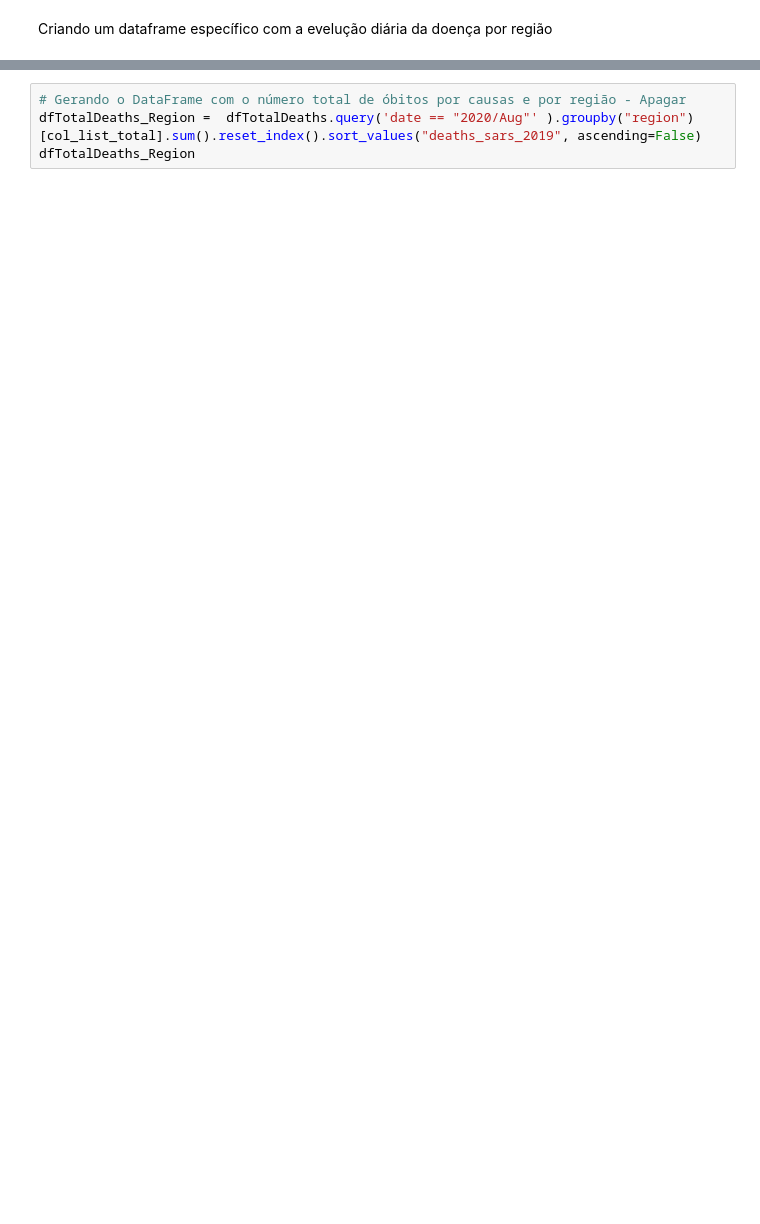
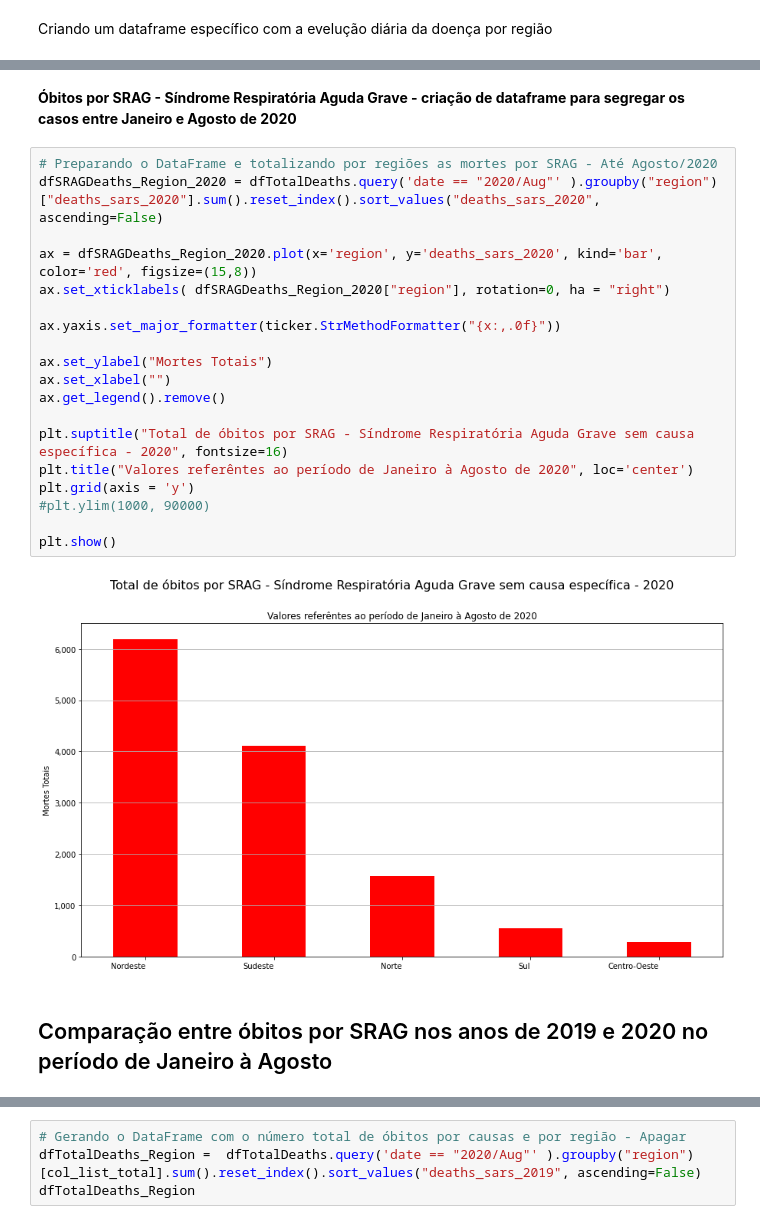
Before and after one commit to b4urock/Covid-19-Data-Analysis, a Jupyter notebook: Pablo_Pereira_Projeto_Módulo_01.ipynb, the cells around one changed output, grey strips where cells are left out. Cells and saved outputs as stored; diff of their text form; blank space fills up the shorter version.

```diff
--- a/Pablo_Pereira_Projeto_Módulo_01.ipynb
+++ b/Pablo_Pereira_Projeto_Módulo_01.ipynb
@@ -683,0 +624,25 @@ Criação de Dataframe com totais de óbitos por região para todas as demais do
+# %% [markdown]
+**Óbitos por SRAG - Síndrome Respiratória Aguda Grave - criação de dataframe para segregar os casos entre Janeiro e Agosto de 2020**
+# %%
+# Preparando o DataFrame e totalizando por regiões as mortes por SRAG - Até Agosto/2020
+dfSRAGDeaths_Region_2020 = dfTotalDeaths.query('date == "2020/Aug"' ).groupby("region") ["deaths_sars_2020"].sum().reset_index().sort_values("deaths_sars_2020", ascending=False)
+
+ax = dfSRAGDeaths_Region_2020.plot(x='region', y='deaths_sars_2020', kind='bar',  color='red', figsize=(15,8))
+ax.set_xticklabels( dfSRAGDeaths_Region_2020["region"], rotation=0, ha = "right")
+
+ax.yaxis.set_major_formatter(ticker.StrMethodFormatter("{x:,.0f}"))
+
+ax.set_ylabel("Mortes Totais")
+ax.set_xlabel("")
+ax.get_legend().remove()
+
+plt.suptitle("Total de óbitos por SRAG - Síndrome Respiratória Aguda Grave sem causa específica - 2020", fontsize=16)
+plt.title("Valores referêntes ao período de Janeiro à Agosto de 2020", loc='center')
+plt.grid(axis = 'y')
+#plt.ylim(1000, 90000)
+
+plt.show()
+# %% [output]
+[figure, added]
+# %% [markdown]
+## Comparação entre óbitos por SRAG nos anos de 2019 e 2020 no período de Janeiro à Agosto
```
Also changed, not shown: parts of 122 cells of this notebook.
